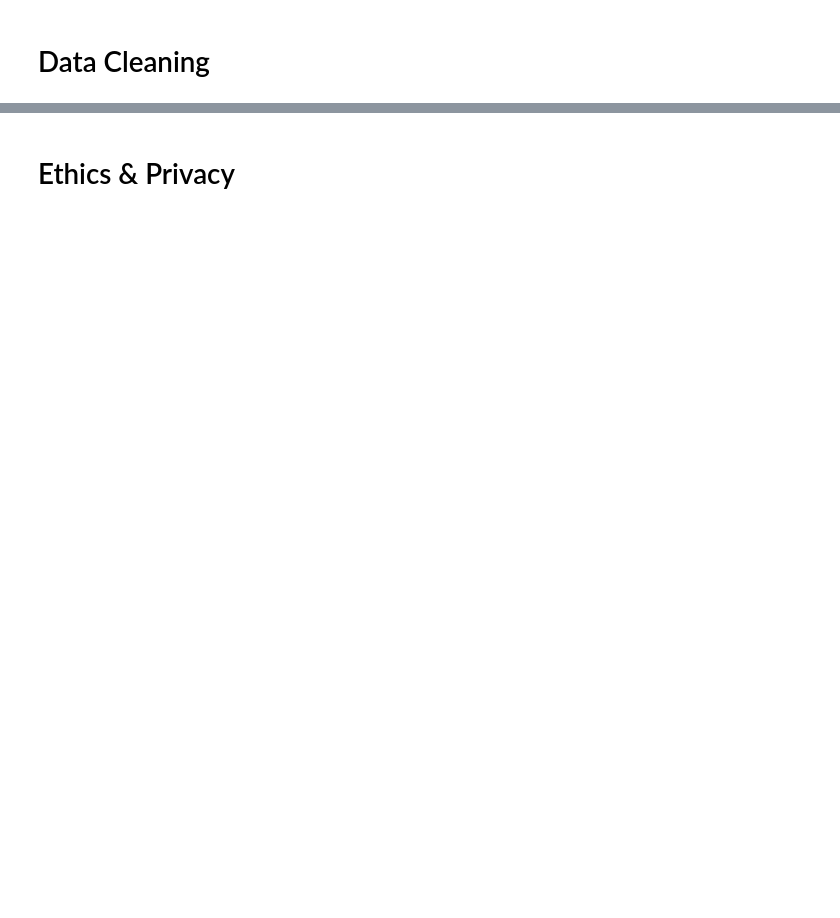
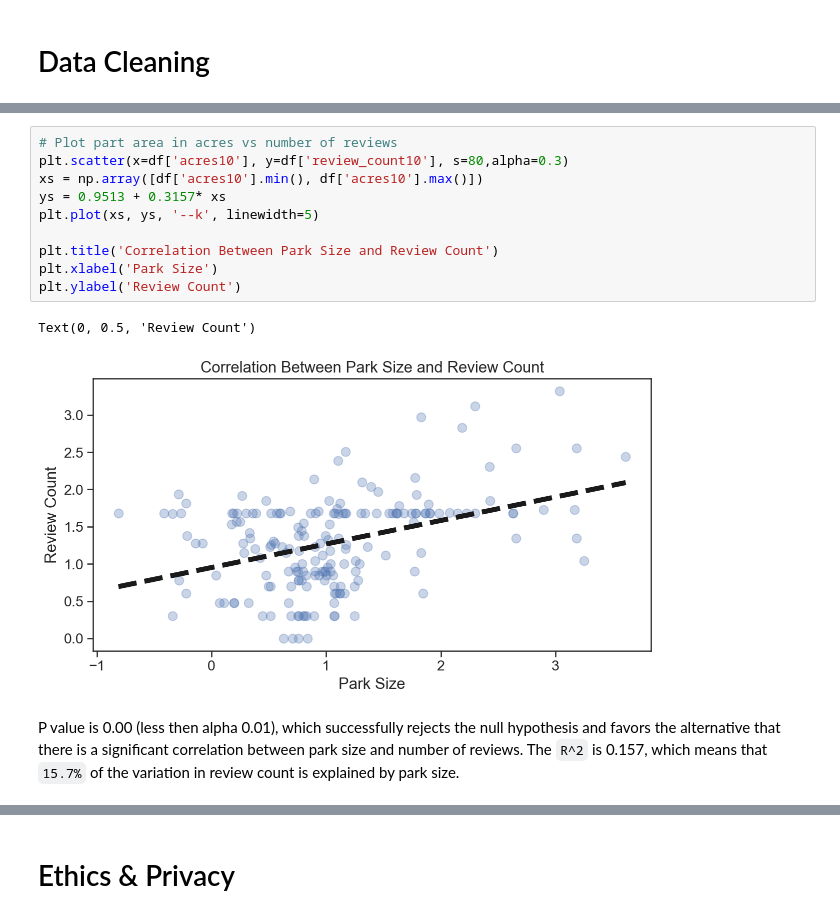
Before and after one commit to michaelbaluja/individual_fa20, a Jupyter notebook: final_project/FinalProject_Yukodeng.ipynb, the cells around one changed output, grey strips where cells are left out. Drawn from its saved outputs; the diff is of its cells as text; blank space fills up the shorter version.

```diff
--- a/final_project/FinalProject_Yukodeng.ipynb
+++ b/final_project/FinalProject_Yukodeng.ipynb
@@ -76,0 +333,15 @@ Include cells that describe the steps in your data analysis.
+# %%
+# Plot part area in acres vs number of reviews
+plt.scatter(x=df['acres10'], y=df['review_count10'], s=80,alpha=0.3)
+xs = np.array([df['acres10'].min(), df['acres10'].max()])
+ys = 0.9513 + 0.3157* xs
+plt.plot(xs, ys, '--k', linewidth=5)
+
+plt.title('Correlation Between Park Size and Review Count')
+plt.xlabel('Park Size')
+plt.ylabel('Review Count')
+# %% [output]
+Text(0, 0.5, 'Review Count')
+[figure, added]
+# %% [markdown]
+P value is 0.00 (less then alpha 0.01), which successfully rejects the null hypothesis and favors the alternative that there is a significant correlation between park size and number of reviews. The `R^2` is 0.157, which means that `15.7%` of the variation in review count is explained by park size.
```
Also changed, not shown: parts of 71 cells of this notebook, 2 other files.
